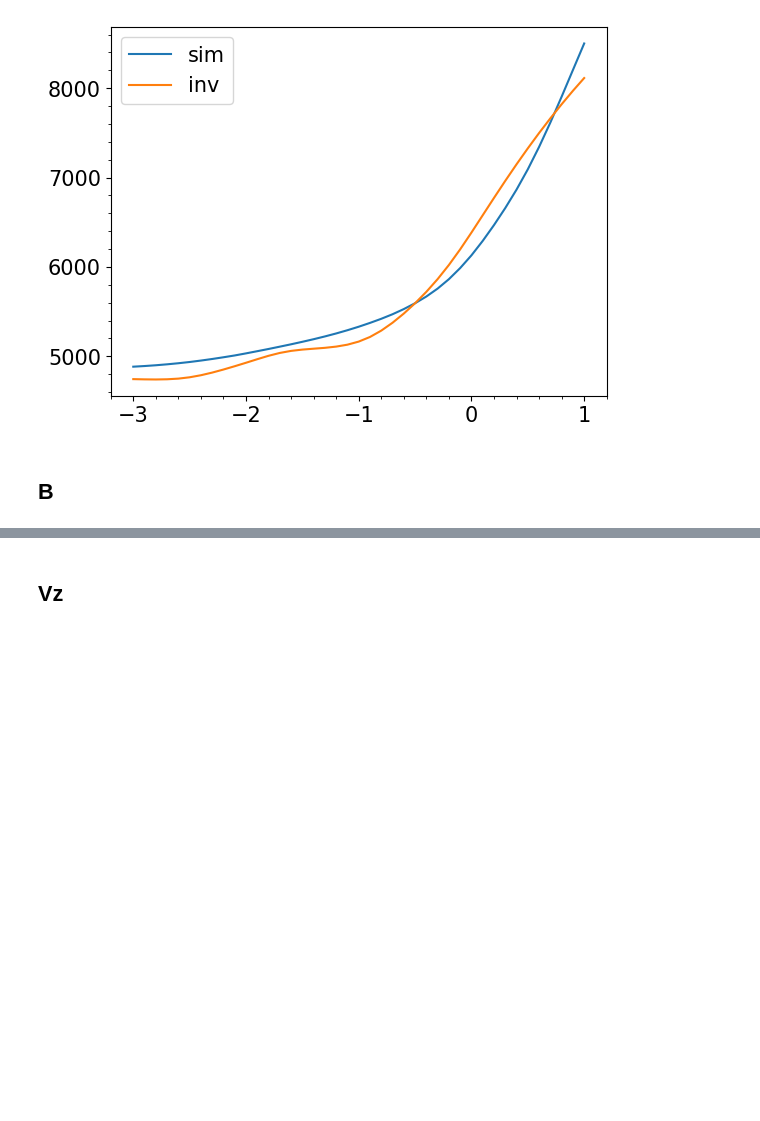
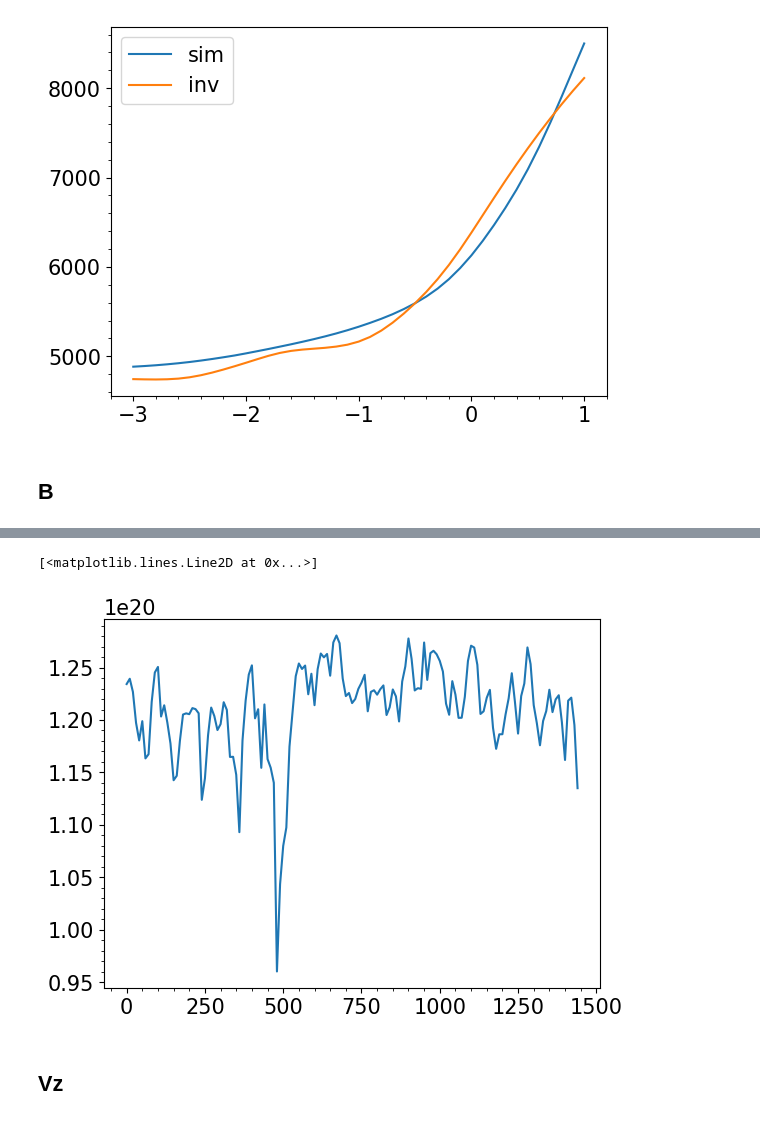
Before and after one commit to liuminos/check_muram_plage_pore, a Jupyter notebook: comparison.ipynb, the cells around one changed output, grey strips where cells are left out. Drawn from its saved outputs; the diff is of its cells as text; code cells hidden in the pictures; blank space fills up the shorter version.

```diff
--- a/comparison.ipynb
+++ b/comparison.ipynb
@@ -237,3 +275,8 @@ plt.legend()
+# %%
+plt.plot(t, np.mean(np.abs(atm[:,8,:,:,10]),axis=(1,2))*(116*47*129*47*1e10))
+# %% [output]
+[<matplotlib.lines.Line2D at 0x...>]
+[figure, added]
 # %% [markdown]
 ## Vz
 # %%
```
Also changed, not shown: parts of 40 cells of this notebook, 3 other files.
